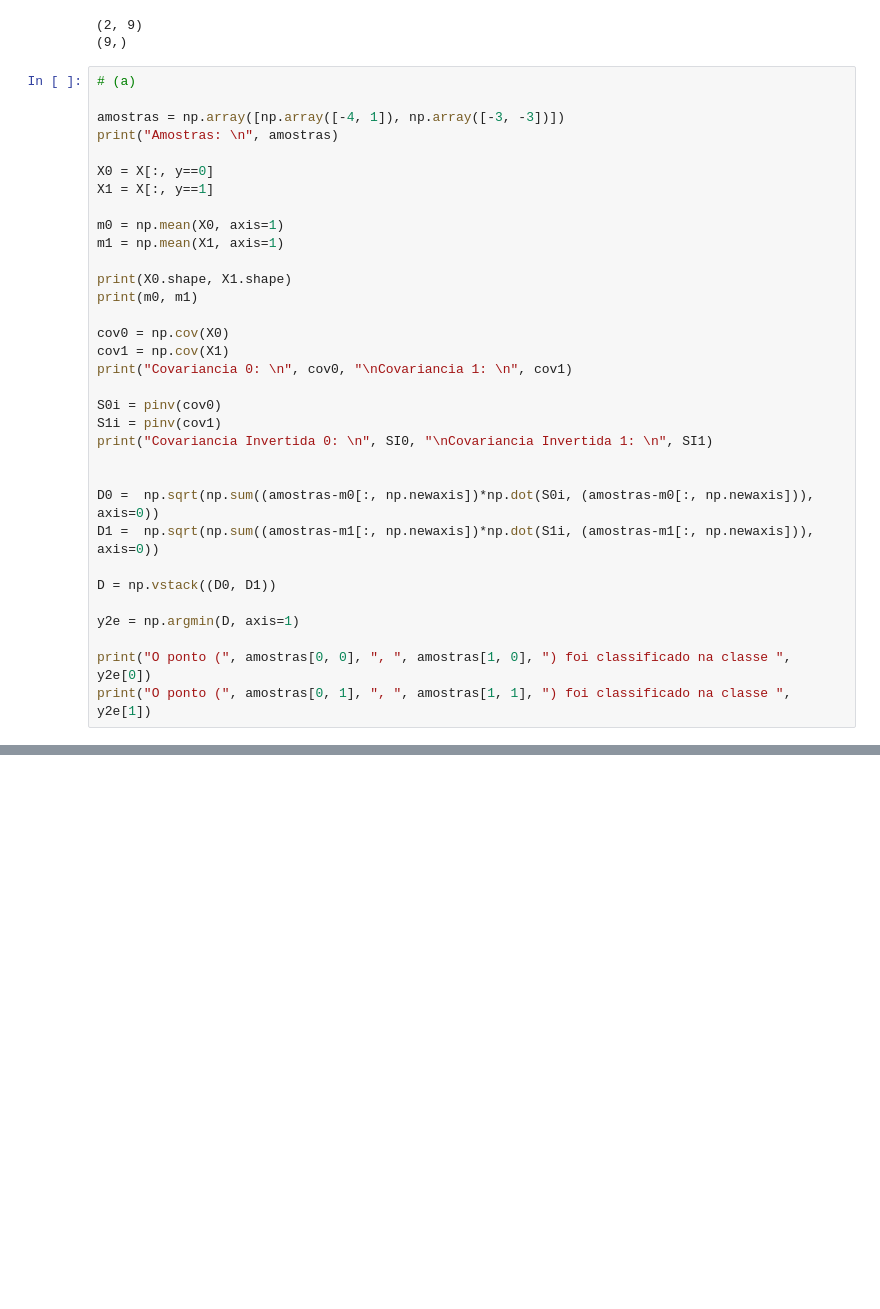
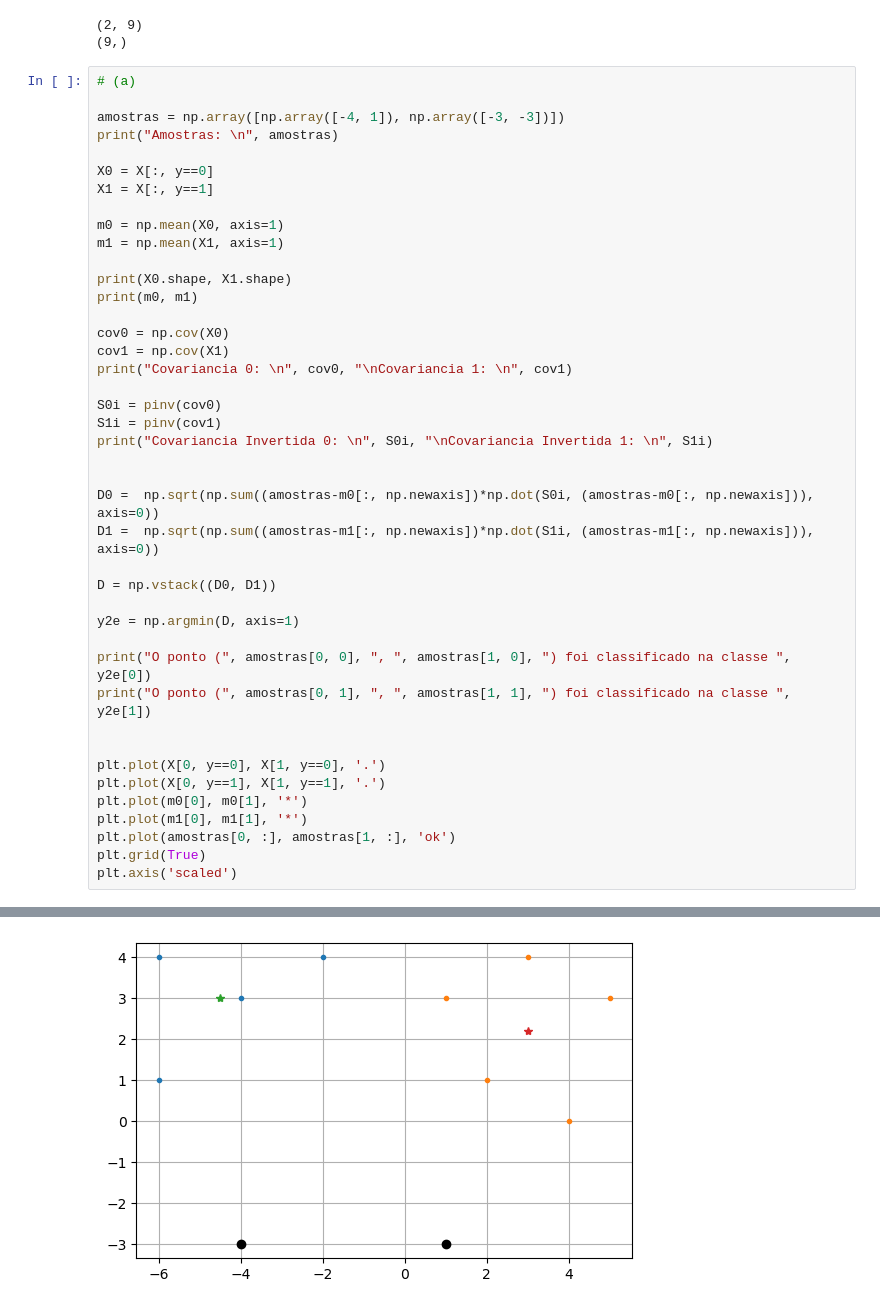
Before and after one commit to AnaSofOliveira/AA-22-23, a Jupyter notebook: FichasCasa/Ficha2/Ficha2.ipynb, the cells around one changed output, grey strips where cells are left out. Cells and saved outputs as stored; diff of their text form; blank space fills up the shorter version.

```diff
--- a/FichasCasa/Ficha2/Ficha2.ipynb
+++ b/FichasCasa/Ficha2/Ficha2.ipynb
@@ -184,7 +185,7 @@ print("Covariancia 0: \n", cov0, "\nCovariancia 1: \n", cov1)
 
 S0i = pinv(cov0)
 S1i = pinv(cov1)
-print("Covariancia Invertida 0: \n", SI0, "\nCovariancia Invertida 1: \n", SI1)
+print("Covariancia Invertida 0: \n", S0i, "\nCovariancia Invertida 1: \n", S1i)
 
 
 D0 =  np.sqrt(np.sum((amostras-m0[:, np.newaxis])*np.dot(S0i, (amostras-m0[:, np.newaxis])), axis=0))
@@ -196,6 +197,15 @@ y2e = np.argmin(D, axis=1)
 
 print("O ponto (", amostras[0, 0], ", ", amostras[1, 0], ") foi classificado na classe ", y2e[0])
 print("O ponto (", amostras[0, 1], ", ", amostras[1, 1], ") foi classificado na classe ", y2e[1])
+
+
+plt.plot(X[0, y==0], X[1, y==0], '.')
+plt.plot(X[0, y==1], X[1, y==1], '.')
+plt.plot(m0[0], m0[1], '*')
+plt.plot(m1[0], m1[1], '*')
+plt.plot(amostras[0, :], amostras[1, :], 'ok')
+plt.grid(True)
+plt.axis('scaled')
 # %% [output]
 Amostras:
  [[-4  1]
@@ -218,0 +230 @@ O ponto ( 1 ,  -3 ) foi classificado na classe  1
+[figure, added]
```
Also changed, not shown: parts of 7 cells of this notebook, 1 other file.
